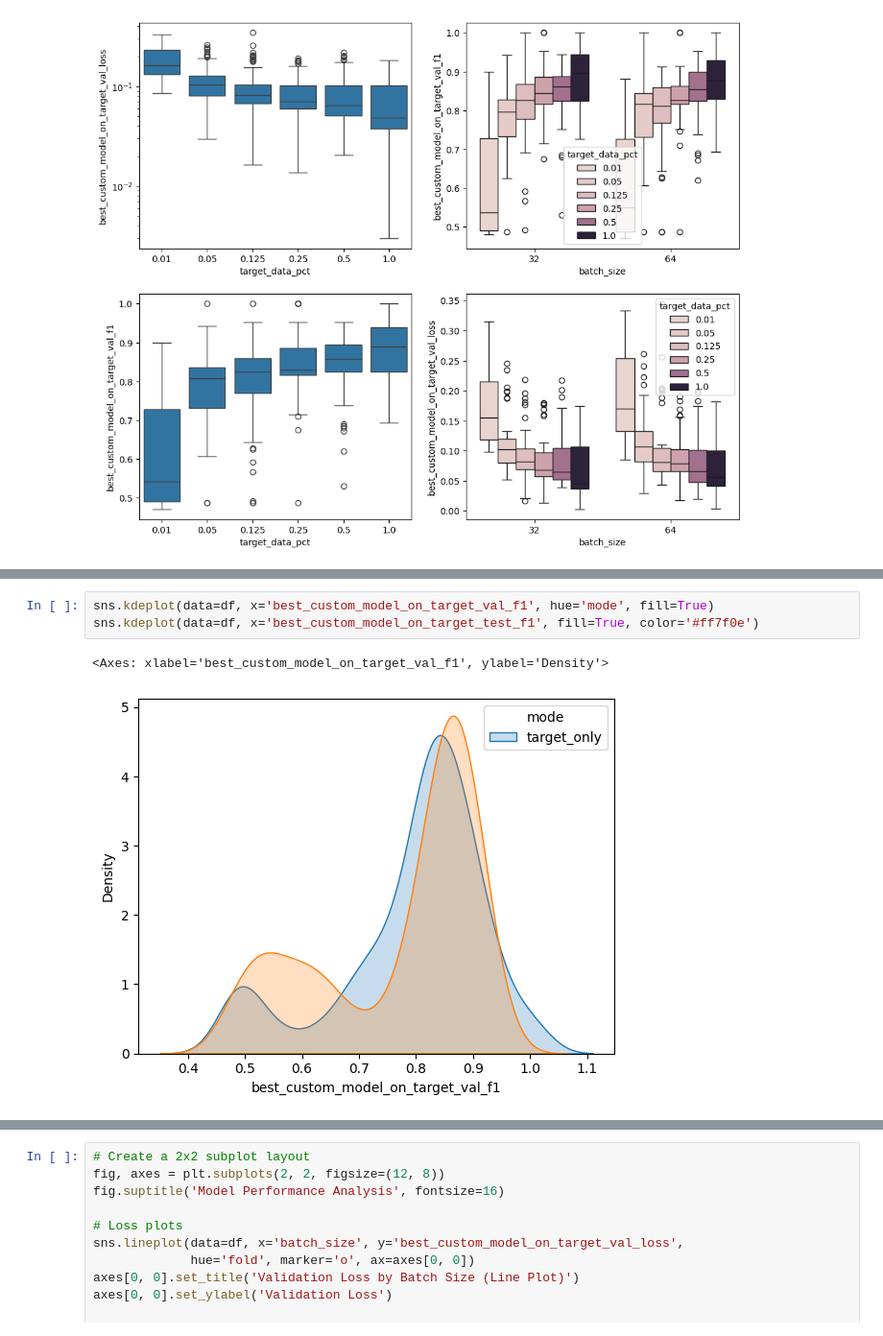
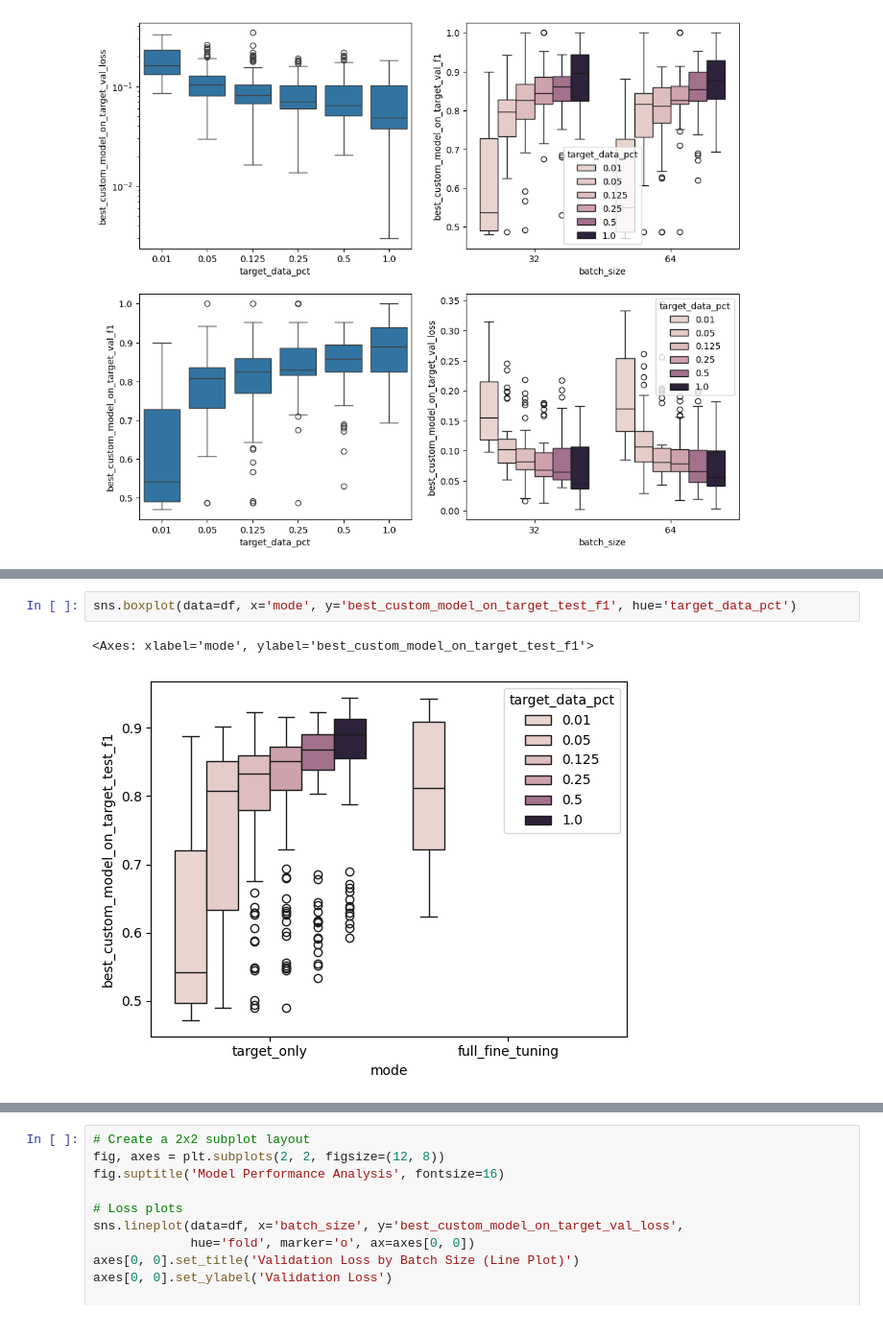
Before and after one commit to smithandrewk/ml-customization, a Jupyter notebook: eval copy.ipynb, the cells around one changed output, grey strips where cells are left out. Shown: that part at 96% size. Saved outputs shown, nothing was run; the diff lists cells and outputs as text.

```diff
--- a/eval copy.ipynb
+++ b/eval copy.ipynb
@@ -80,6 +77,5 @@ sns.boxplot(data=df, x='batch_size', y='best_custom_model_on_target_val_loss', h
 # %%
-sns.kdeplot(data=df, x='best_custom_model_on_target_val_f1', hue='mode', fill=True)
-sns.kdeplot(data=df, x='best_custom_model_on_target_test_f1', fill=True, color='#ff7f0e')
+sns.boxplot(data=df, x='mode', y='best_custom_model_on_target_test_f1', hue='target_data_pct')
 # %% [output]
-<Axes: xlabel='best_custom_model_on_target_val_f1', ylabel='Density'>
+<Axes: xlabel='mode', ylabel='best_custom_model_on_target_test_f1'>
-[figure, old version]
+[figure, new version]
```
Also changed, not shown: parts of 4 cells of this notebook, 4 other files.
